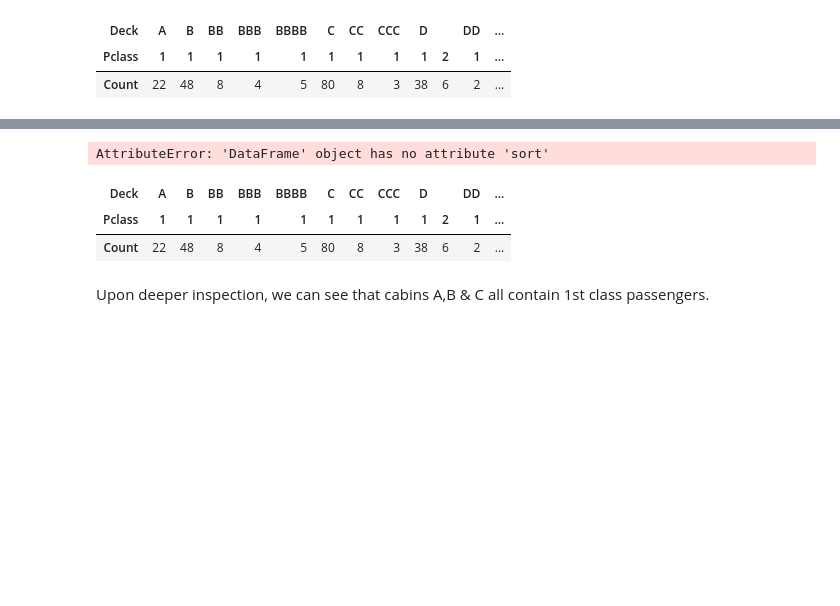
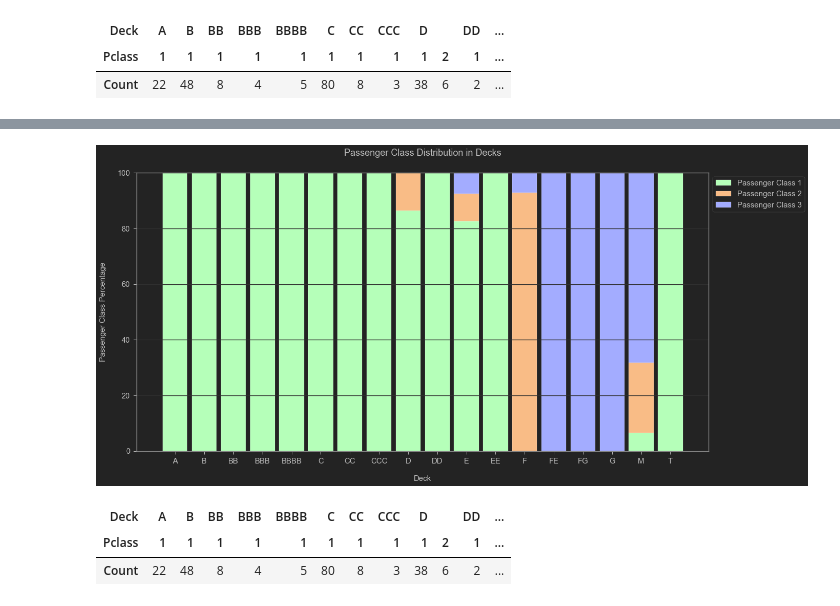
Before and after one commit to henrylao/kaggle-titanic, a Jupyter notebook: kaggle-titanic-notebook.ipynb, the cells around one changed output, grey strips where cells are left out. Cells and saved outputs as stored; diff of their text form; code cells hidden in the pictures; blank space fills up the shorter version.

```diff
--- a/kaggle-titanic-notebook.ipynb
+++ b/kaggle-titanic-notebook.ipynb
@@ -934,12 +939,7 @@ full_data.head()
 # %%
 full_data = full_data.drop("Deck", axis=1)
 # %%
-# creation of deck-feature using Series.apply(anon-func for row accessed given a column
-# first character of each element in each cabin str)
-# full_data['Deck'] = full_data['Cabin'].apply(lambda s: s[0] if pd.notnull(s) else 'M')
-# this can be checked by calling print inside of the apply to observe the behavior
-
-# this is tehcnically a faulty approach
+# original approach was tehcnically a faulty approach
 # because certain instances have multiple DIFFERENT cabin labels pertaining to one instance
 # this can be fixed by writing an algo using a regex or a func that iterates through each instance
 # splits them up followed by a check for the map of
@@ -951,10 +951,6 @@ for i, row in full_data.iterrows():
         cabin = [deck_str]
     else:
         cabins = re.findall(regex,deck_str)
-    # more than one cabin occupied
-#     if len(Deck_list) > 1:
-#         print(deck_str)
-#         print(Deck_list)
     cabins = re.findall(regex,deck_str)
     deck_count = Counter(cabins)
     if deck_str != "M" and len(deck_count.keys()) > 1: # DEBUG
@@ -964,14 +960,16 @@ for i, row in full_data.iterrows():
         # initialized case
         if "Deck_{}".format(k) in full_data.columns:
         # assign value for the row at the particular instance
-            full_data.loc[i,"Deck_{}".format(k)] = deck_count[k]
+#             full_data.loc[i,"Deck_{}".format(k)] = deck_count[k]
+            pass
         # uninitializated case
         else:
-            print("create new aarray")
+            pass
+#             print("create new aarray")
             # create new np.array for feature
-            full_data["Deck_{}".format(k)] = np.zeros(len(full_data))
+#             full_data["Deck_{}".format(k)] = np.zeros(len(full_data))
             # assign value for feature at a particular row
-            full_data.loc[i,"Deck_{}".format(k)] = deck_count[k]
+#             full_data.loc[i,"Deck_{}".format(k)] = deck_count[k]
         if "Deck" in full_data.columns:
             full_data.loc[i,"Deck"] = "".join(cabins)
         else:
@@ -1054,39 +1054,40 @@ def get_pclass_dist(df):
 
 def display_pclass_dist(percentages):
     """
     Reference: https://www.kaggle.com/gunesevitan/titanic-advanced-feature-engineering-tutorial
     """
-    df_percentages = pd.DataFrame(percentages).transpose().sort_index(by="index)
-    print(df_percentages[df_percentages.index == "A"])
+    # needed to be sorted by index else the chart malfunctions
+    df_percentages = pd.DataFrame(percentages).transpose().sort_index()
+#     print(df_percentages[df_percentages.index == "A"]) #DEBUG
     deck_names = sorted(full_data.Deck.unique())
-    print(deck_names)
+#     print(deck_names) # DEBUG
     bar_count = np.arange(len(deck_names))
     bar_width = 0.85
 
     pclass1 = df_percentages[0]
     pclass2 = df_percentages[1]
     pclass3 = df_percentages[2]
-    print(pclass1[0],pclass2[0],pclass3[0])
+#     print(pclass1[0],pclass2[0],pclass3[0]) # DEBUG
     plt.figure(figsize=(20, 10))
     plt.bar(bar_count, pclass1,
             color='#b5ffb9', edgecolor='white',
             width=bar_width, label='Passenger Class 1')
-#     plt.bar(bar_count, pclass2, bottom=pclass1, color='#f9bc86', edgecolor='white', width=bar_width, label='Passenger Class 2')
-#     plt.bar(bar_count, pclass3, bottom=pclass1 + pclass2, color='#a3acff', edgecolor='white', width=bar_width, label='Passenger Class 3')
+    plt.bar(bar_count, pclass2, bottom=pclass1, color='#f9bc86', edgecolor='white', width=bar_width, label='Passenger Class 2')
+    plt.bar(bar_count, pclass3, bottom=pclass1 + pclass2, color='#a3acff', edgecolor='white', width=bar_width, label='Passenger Class 3')
 
     plt.xlabel('Deck', size=15, labelpad=20)
     plt.ylabel('Passenger Class Percentage', size=15, labelpad=20)
     plt.xticks(bar_count, deck_names)
     plt.tick_params(axis='x', labelsize=15)
     plt.tick_params(axis='y', labelsize=15)
 
     plt.legend(loc='upper left', bbox_to_anchor=(1, 1), prop={'size': 15})
     plt.title('Passenger Class Distribution in Decks', size=18, y=1.05)
-
+    plt.grid(axis="y")
     plt.show()
 
 all_deck_count, all_deck_per = get_pclass_dist(df_all_decks)
 display_pclass_dist(all_deck_per)
-print(all_deck_per["A"])
+# print(all_deck_per["A"]) # DEBUG
 # %% [output]
-AttributeError: 'DataFrame' object has no attribute 'sort'
+[figure, added]
@@ -1156,5 +1103,3 @@ df_all_decks
 | Deck | A | B | BB | BBB | BBBB | C | CC | CCC | D |  | DD | ... |
 | Pclass | 1 | 1 | 1 | 1 | 1 | 1 | 1 | 1 | 1 | 2 | 1 | ... |
 | Count | 22 | 48 | 8 | 4 | 5 | 80 | 8 | 3 | 38 | 6 | 2 | ... |
-# %% [markdown]
-Upon deeper inspection, we can see that cabins A,B & C all contain 1st class passengers.
```
Also changed, not shown: parts of 37 cells of this notebook.
